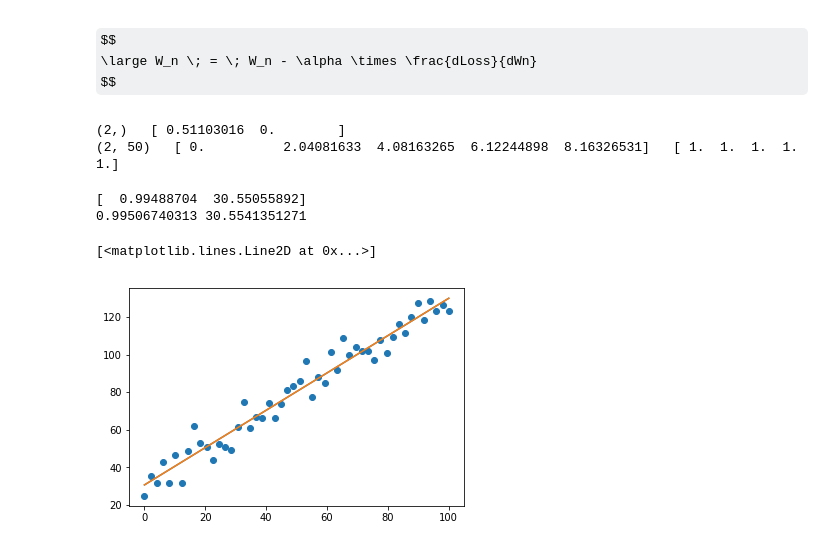
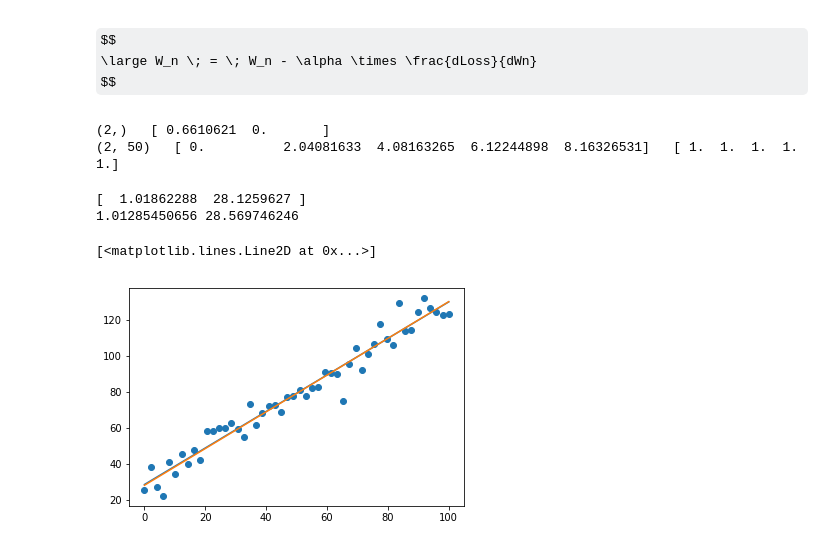
Before and after one commit to mijies/notebooks, a Jupyter notebook: Snippets.ipynb, the cells around one changed output. Cells and saved outputs as stored; diff of their text form; code cells hidden in the pictures; some formulas as TeX source.

```diff
--- a/Snippets.ipynb
+++ b/Snippets.ipynb
@@ -83,38 +86,33 @@ $$
 \large W_n \; = \; W_n - \alpha \times \frac{dLoss}{dWn}
 $$
 # %%
-learning_rate = 0.00001
+learning_rate = 0.0001
 num_steps = 50000
 
-w = np.random.rand()
-bias = np.zeros(1)
-W = np.array([w,bias]).transpose()
+W = np.array([np.random.rand(), 0])
+X = np.array([x, np.ones(len(x))])
 print(W.shape, ' ', W)
-X = np.array([x, np.ones(len(x))])
 print(X.shape, ' ', X[0,0:5], ' ', X[1,0:5])
 # %% [output]
-(2,)   [ 0.51103016  0.        ]
+(2,)   [ 0.6610621  0.       ]
 (2, 50)   [ 0.          2.04081633  4.08163265  6.12244898  8.16326531]   [ 1.  1.  1.  1.  1.]
 # %%
-for step in range(num_steps):
-    y = np.dot(W, X)
+for _ in range(num_steps):
 #     Loss = sum((y - t)**2)/len(x)
 #     W[0] += learning_rate * sum((t - y)*X[0])/len(x)
 #     W[1] += learning_rate * sum((t - y)*X[1])/len(x)
-    W += np.dot((t - y), X.transpose()) * learning_rate
+    y = np.dot(W.transpose(), X)
+    W += learning_rate*np.dot((t - y), X.transpose())/len(x)
 print(W)
-print(a, b) # Least Squares Method
+print(a, b)
+plt.scatter(x, t)
+plt.plot(x, a*x+b) # Least Squares Method
+plt.plot(x, W[0]*x+W[1])
 # %% [output]
-[  0.99488704  30.55055892]
-0.99506740313 30.5541351271
+[  1.01862288  28.1259627 ]
+1.01285450656 28.569746246
+[<matplotlib.lines.Line2D at 0x...>]
+[figure, added]
-# %%
-b = t_mean - a*x_mean
-plt.scatter(x, t)
-plt.plot(x, y)
-plt.plot(x, a*x + b)
-# %% [output]
-[<matplotlib.lines.Line2D at 0x...>]
-[figure, removed]
 # %%
 class hoge:
     def __init__(self, x):
```
Also changed, not shown: parts of 7 cells of this notebook, 1 other file.
